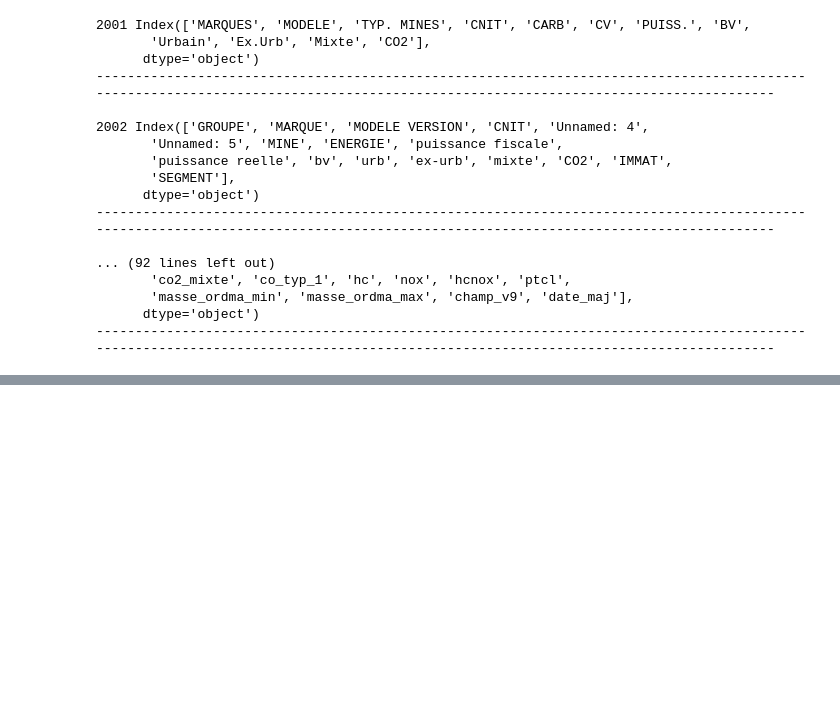
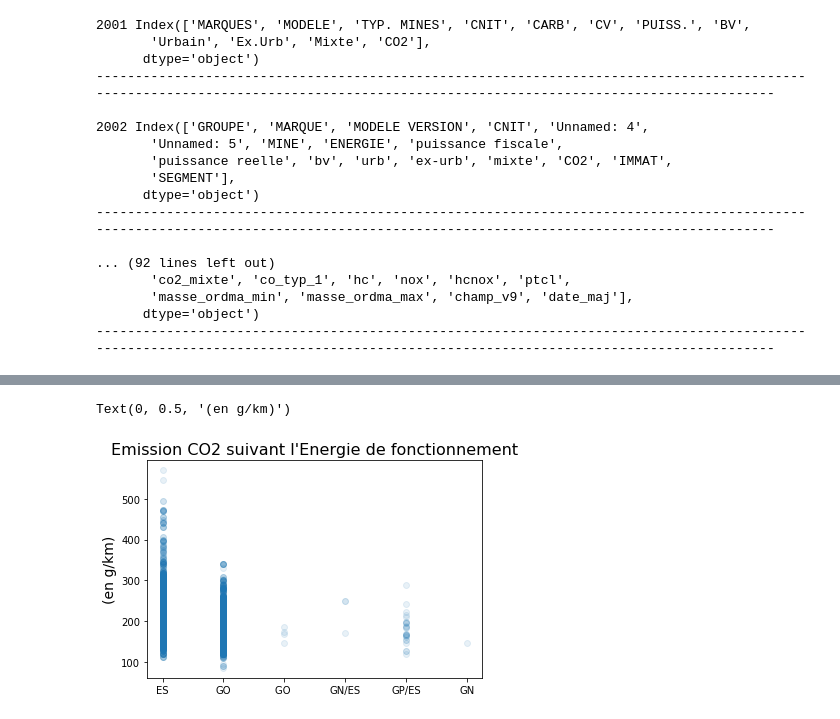
Before and after one commit to DamsRock/carlab-2001-2015, a Jupyter notebook: codecarlab.ipynb, the cells around one changed output, grey strips where cells are left out. Drawn from its saved outputs; the diff is of its cells as text; code cells hidden in the pictures; blank space fills up the shorter version.

```diff
--- a/codecarlab.ipynb
+++ b/codecarlab.ipynb
@@ -171,0 +357,7 @@ max      25.000000   570.000000
+# %%
+plt.scatter(modele_sans_group.ENERGIE,modele_sans_group.CO2,alpha=0.1)
+plt.title('Emission CO2 suivant l\'Energie de fonctionnement', fontsize=16)
+plt.ylabel("(en g/km)", fontsize=14)
+# %% [output]
+Text(0, 0.5, '(en g/km)')
+[figure, added]
```
Also changed, not shown: parts of 21 cells of this notebook, 1 other file.
